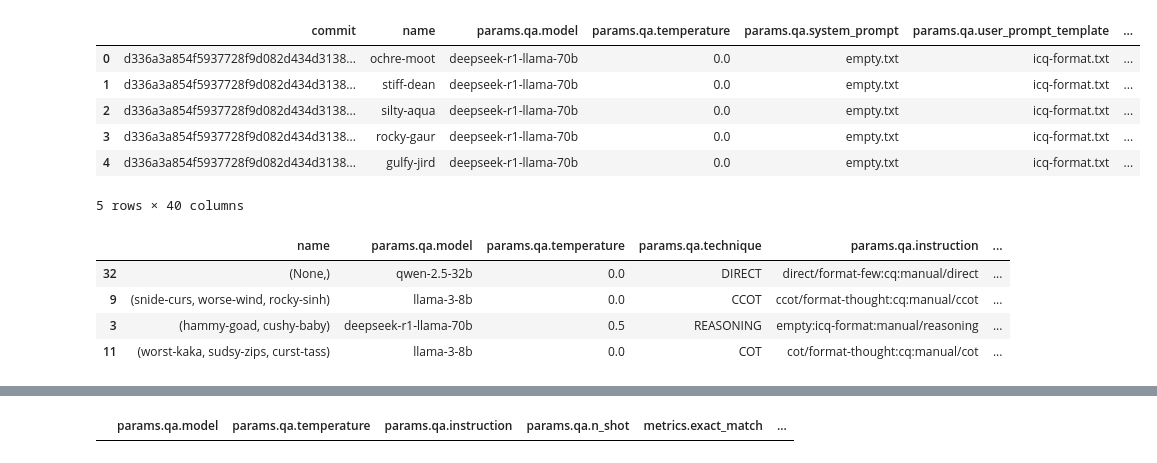
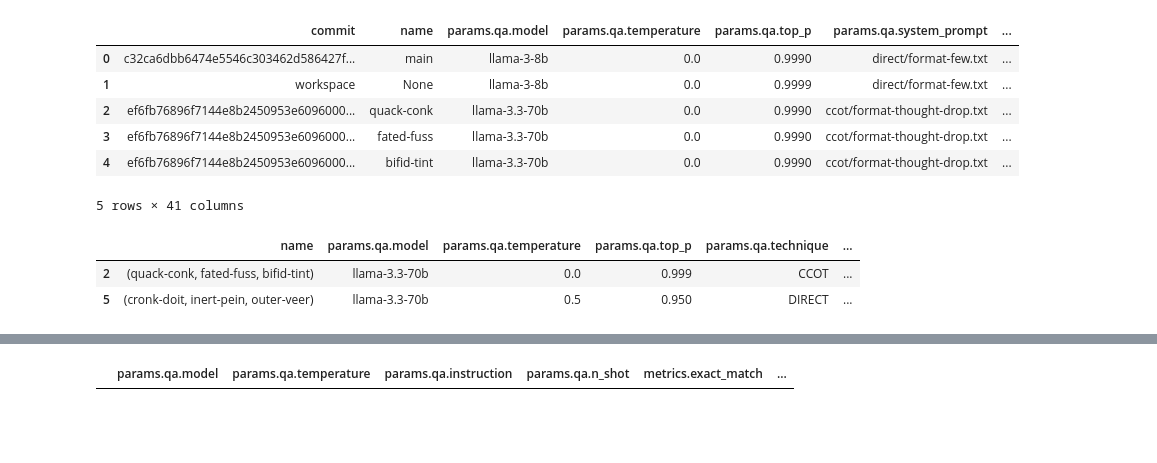
Before and after one commit to bdsaglam/pipeline-mhqa-manual, a Jupyter notebook: nbs/drop-mini-manual/compare-technique.ipynb, the cells around one changed output, grey strips where cells are left out. Drawn from its saved outputs; the diff is of its cells as text; code cells hidden in the pictures; blank space fills up the shorter version.

Commit message:
add drop-mini exps

```diff
--- a/nbs/drop-mini-manual/compare-technique.ipynb
+++ b/nbs/drop-mini-manual/compare-technique.ipynb
@@ -33,22 +33,23 @@ df.drop(
 # %%
 target_param_cols = [
     "params.qa.model",
     "params.qa.temperature",
+    "params.qa.top_p",
     "params.qa.technique",
     "params.qa.instruction",
     "params.qa.n_shot",
 ]
 df = df.sort_values(target_param_cols + ["params.run"])
 df.reset_index(drop=True, inplace=True)
 df.head()
 # %% [output]
-|  | commit | name | params.qa.model | params.qa.temperature | params.qa.system_prompt | params.qa.user_prompt_template | ... |
-| 0 | d336a3a854f5937728f9d082d434d3138... | ochre-moot | deepseek-r1-llama-70b | 0.0 | empty.txt | icq-format.txt | ... |
-| 1 | d336a3a854f5937728f9d082d434d3138... | stiff-dean | deepseek-r1-llama-70b | 0.0 | empty.txt | icq-format.txt | ... |
-| 2 | d336a3a854f5937728f9d082d434d3138... | silty-aqua | deepseek-r1-llama-70b | 0.0 | empty.txt | icq-format.txt | ... |
-| 3 | d336a3a854f5937728f9d082d434d3138... | rocky-gaur | deepseek-r1-llama-70b | 0.0 | empty.txt | icq-format.txt | ... |
-| 4 | d336a3a854f5937728f9d082d434d3138... | gulfy-jird | deepseek-r1-llama-70b | 0.0 | empty.txt | icq-format.txt | ... |
+|  | commit | name | params.qa.model | params.qa.temperature | params.qa.top_p | params.qa.system_prompt | ... |
+| 0 | c32ca6dbb6474e5546c303462d586427f... | main | llama-3-8b | 0.0 | 0.9990 | direct/format-few.txt | ... |
+| 1 | workspace | None | llama-3-8b | 0.0 | 0.9999 | direct/format-few.txt | ... |
+| 2 | ef6fb76896f7144e8b2450953e6096000... | quack-conk | llama-3.3-70b | 0.0 | 0.9990 | ccot/format-thought-drop.txt | ... |
+| 3 | ef6fb76896f7144e8b2450953e6096000... | fated-fuss | llama-3.3-70b | 0.0 | 0.9990 | ccot/format-thought-drop.txt | ... |
+| 4 | ef6fb76896f7144e8b2450953e6096000... | bifid-tint | llama-3.3-70b | 0.0 | 0.9990 | ccot/format-thought-drop.txt | ... |
-5 rows × 40 columns
+5 rows × 41 columns
 # %%
 avg_df = (
     df.groupby(target_param_cols)[["name", *metric_cols]]
@@ -62,11 +63,9 @@ best_df = avg_df.loc[
 ].sort_values("metrics.f1", ascending=False)
 best_df
 # %% [output]
-|  | name | params.qa.model | params.qa.temperature | params.qa.technique | params.qa.instruction | ... |
-| 32 | (None,) | qwen-2.5-32b | 0.0 | DIRECT | direct/format-few:cq:manual/direct | ... |
-| 9 | (snide-curs, worse-wind, rocky-sinh) | llama-3-8b | 0.0 | CCOT | ccot/format-thought:cq:manual/ccot | ... |
-| 3 | (hammy-goad, cushy-baby) | deepseek-r1-llama-70b | 0.5 | REASONING | empty:icq-format:manual/reasoning | ... |
-| 11 | (worst-kaka, sudsy-zips, curst-tass) | llama-3-8b | 0.0 | COT | cot/format-thought:cq:manual/cot | ... |
+|  | name | params.qa.model | params.qa.temperature | params.qa.top_p | params.qa.technique | ... |
+| 2 | (quack-conk, fated-fuss, bifid-tint) | llama-3.3-70b | 0.0 | 0.999 | CCOT | ... |
+| 5 | (cronk-doit, inert-pein, outer-veer) | llama-3.3-70b | 0.5 | 0.950 | DIRECT | ... |
 # %%
 for model in avg_df['params.qa.model'].unique():
     _df = avg_df[avg_df['params.qa.model'] == model].sort_values("metrics.f1", ascending=False)
```
Also changed, not shown: parts of 6 cells of this notebook, 3 other files.
